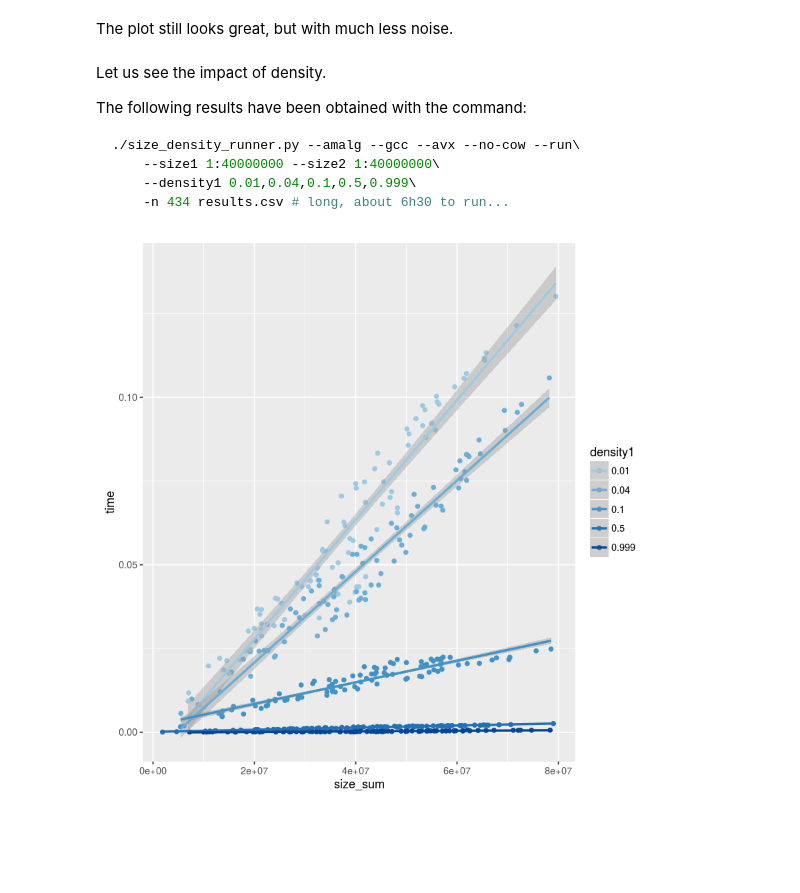
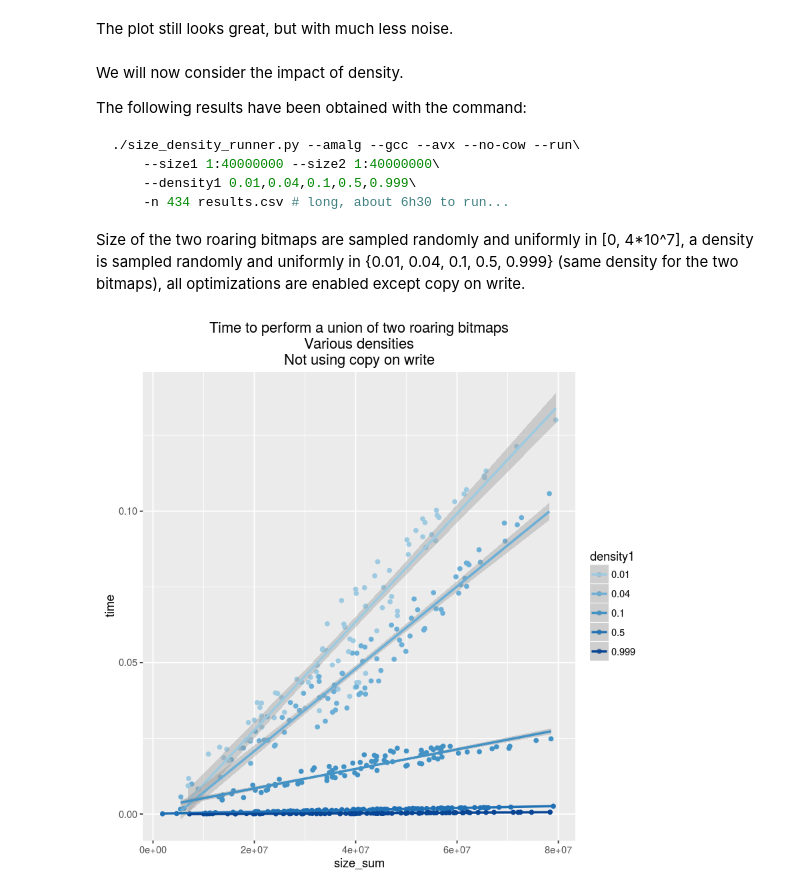
Before and after one commit to Ezibenroc/roaring_analysis, a Jupyter notebook: size_density_analysis.ipynb, the cells around one changed output. Cells and saved outputs as stored; diff of their text form; code cells hidden in the pictures; blank space fills up the shorter version.

````diff
--- a/size_density_analysis.ipynb
+++ b/size_density_analysis.ipynb
@@ -139,7 +153,7 @@ ggplot(results_no_cow, aes(x=size_sum, y=time))+
 # %% [markdown]
 The plot still looks great, but with much less noise.
 # %% [markdown]
-Let us see the impact of density.
+We will now consider the impact of density.
 
 The following results have been obtained with the command:
 ```bash
@@ -148,6 +162,8 @@ The following results have been obtained with the command:
     --density1 0.01,0.04,0.1,0.5,0.999\
     -n 434 results.csv # long, about 6h30 to run...
 ```
+
+Size of the two roaring bitmaps are sampled randomly and uniformly in [0, 4*10^7], a density is sampled randomly and uniformly in {0.01, 0.04, 0.1, 0.5, 0.999} (same density for the two bitmaps), all optimizations are enabled except copy on write.
 # %%
 all_times = read.csv("size_density_results.csv")
 all_times$density1 <- factor(all_times$density1)
@@ -155,10 +171,11 @@ all_times$size_sum <- apply(all_times[,c('size1','size2')], 1, function(y) sum(y
 # %%
 library(RColorBrewer)
 my_colors = brewer.pal(n = 7, "Blues")[3:7] # we exclude the lightest colors
 
 ggplot(all_times, aes(x=size_sum, y=time, group=density1, colour=density1))+
             geom_point() + geom_smooth(method=lm) +
+            ggtitle("Time to perform a union of two roaring bitmaps\nVarious densities\nNot using copy on write") +
             scale_colour_manual(values=my_colors)
             #scale_color_brewer(type="seq") # alternative, without excluding colors
 # %% [output]
-[figure, old version]
+[figure, new version]
````
Also changed, not shown: parts of 12 cells of this notebook, 2 other files.
